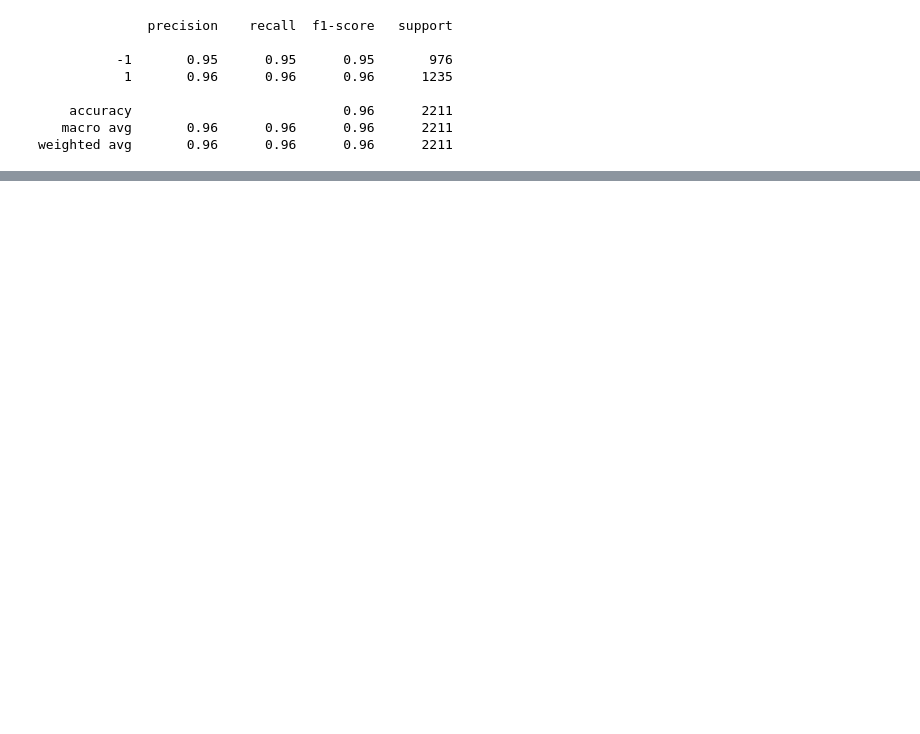
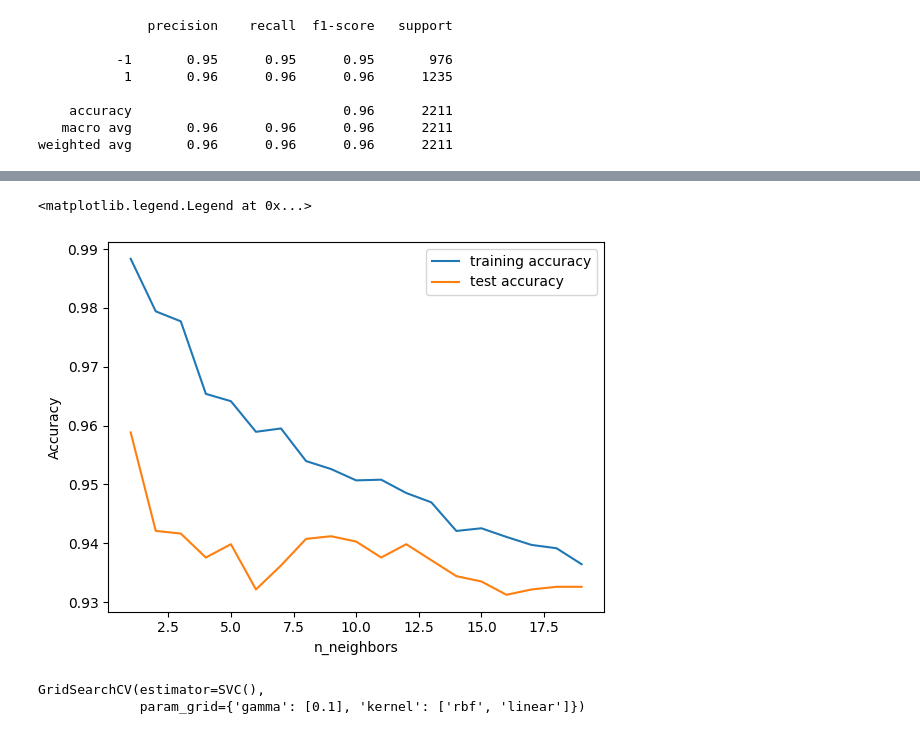
Before and after one commit to Akhil9648/Python, a Jupyter notebook: ML_Projects/Phising_url_detector.ipynb, the cells around one changed output, grey strips where cells are left out. Saved outputs shown, nothing was run; the diff lists cells and outputs as text; code cells hidden in the pictures; blank space fills up the shorter version.

```diff
--- a/ML_Projects/Phising_url_detector.ipynb
+++ b/ML_Projects/Phising_url_detector.ipynb
@@ -212,0 +260,18 @@ weighted avg       0.96      0.96      0.96      2211
+# %%
+training_accuracy = []
+test_accuracy = []
+depth = range(1,20)
+for n in depth:
+    knn = KNeighborsClassifier(n_neighbors=n)
+
+    knn.fit(X_train, y_train)
+    training_accuracy.append(knn.score(X_train, y_train))
+    test_accuracy.append(knn.score(X_test, y_test))
+plt.plot(depth, training_accuracy, label="training accuracy")
+plt.plot(depth, test_accuracy, label="test accuracy")
+plt.ylabel("Accuracy")
+plt.xlabel("n_neighbors")
+plt.legend()
+# %% [output]
+<matplotlib.legend.Legend at 0x...>
+[figure, added]
@@ -212,0 +281,9 @@ weighted avg       0.96      0.96      0.96      2211
+# %%
+from sklearn.svm import SVC
+from sklearn.model_selection import GridSearchCV
+param_grid = {'gamma': [0.1],'kernel': ['rbf','linear']}
+svc = GridSearchCV(SVC(), param_grid)
+svc.fit(X_train, y_train)
+# %% [output]
+GridSearchCV(estimator=SVC(),
+             param_grid={'gamma': [0.1], 'kernel': ['rbf', 'linear']})
```
Also changed, not shown: parts of 33 cells of this notebook, 1 other file.
